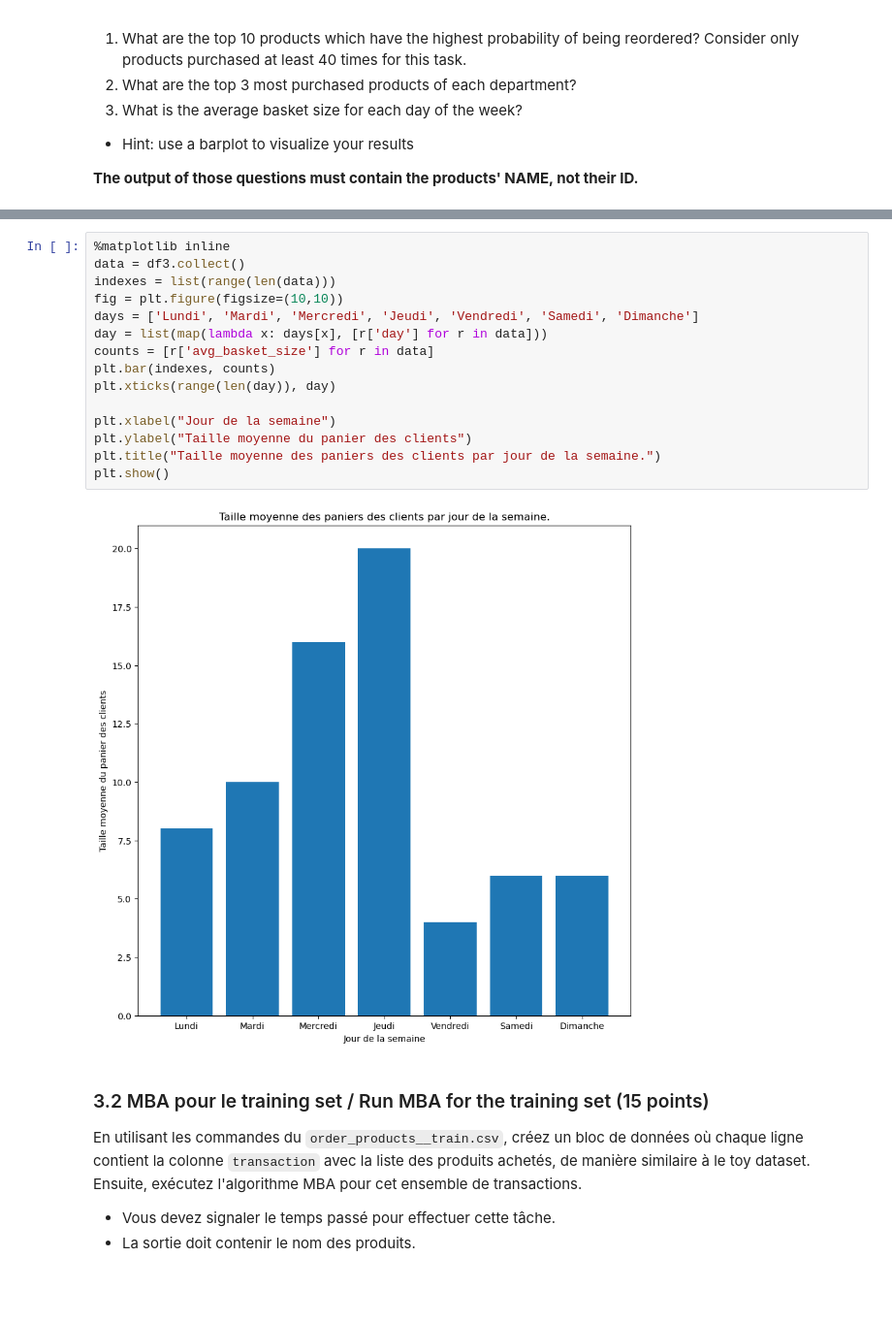
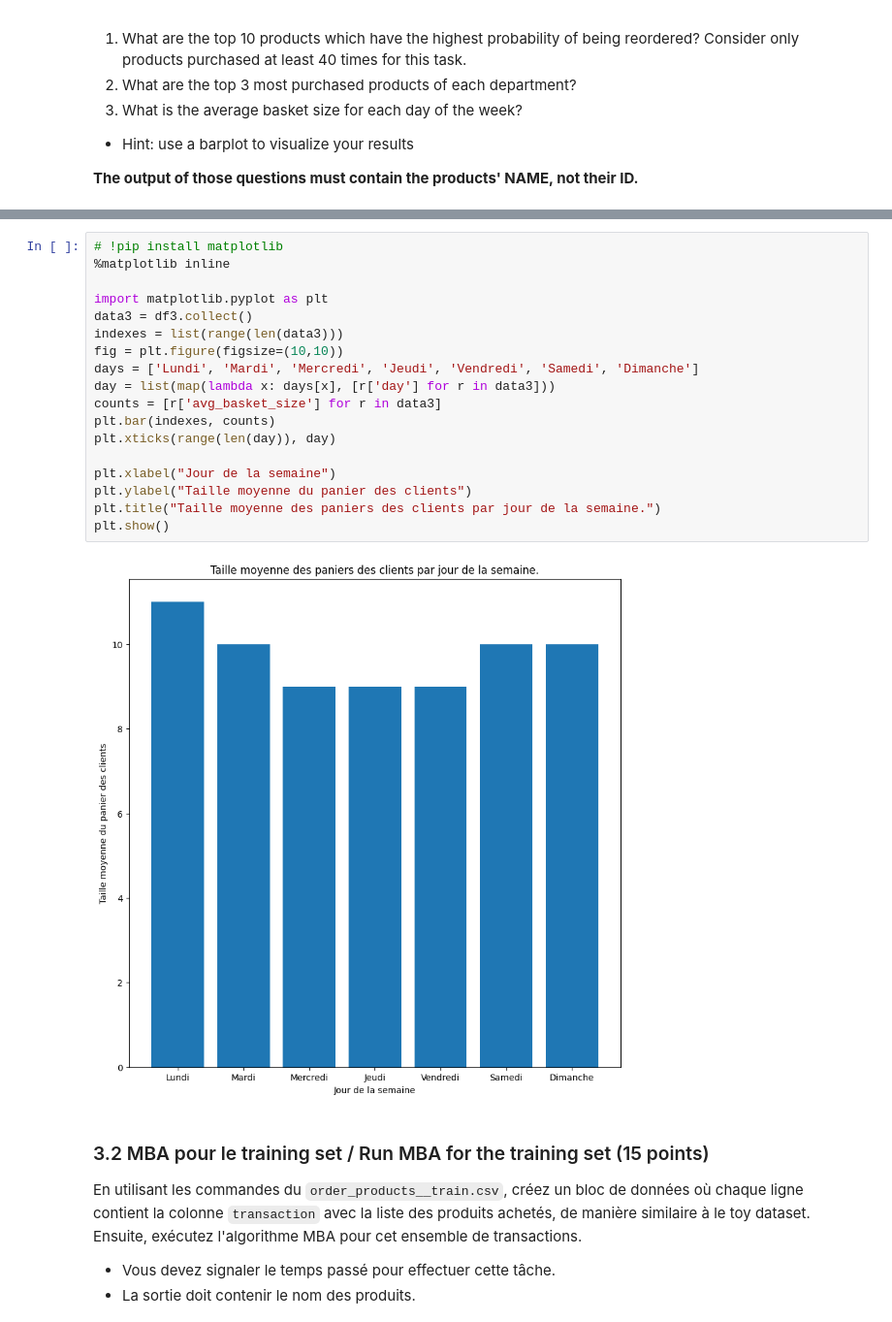
Before and after one commit to StrixSC/uni, a Jupyter notebook: TP2/TP2.ipynb, the cells around one changed output, grey strips where cells are left out. Shown at 97% size. Saved outputs shown, nothing was run; the diff lists cells and outputs as text; blank space fills up the shorter version.

```diff
--- a/TP2/TP2.ipynb
+++ b/TP2/TP2.ipynb
@@ -997,20 +981,23 @@ df3.show()
 # %%
+# !pip install matplotlib
 %matplotlib inline
-data = df3.collect()
-indexes = list(range(len(data)))
+
+import matplotlib.pyplot as plt
+data3 = df3.collect()
+indexes = list(range(len(data3)))
 fig = plt.figure(figsize=(10,10))
 days = ['Lundi', 'Mardi', 'Mercredi', 'Jeudi', 'Vendredi', 'Samedi', 'Dimanche']
-day = list(map(lambda x: days[x], [r['day'] for r in data]))
-counts = [r['avg_basket_size'] for r in data]
+day = list(map(lambda x: days[x], [r['day'] for r in data3]))
+counts = [r['avg_basket_size'] for r in data3]
 plt.bar(indexes, counts)
 plt.xticks(range(len(day)), day)
 
 plt.xlabel("Jour de la semaine")
 plt.ylabel("Taille moyenne du panier des clients")
 plt.title("Taille moyenne des paniers des clients par jour de la semaine.")
 plt.show()
 # %% [output]
-[figure, old version]
+[figure, new version]
 # %% [markdown]
 ### 3.2 MBA pour le training set / Run MBA for the training set (15 points)
 
```
Also changed, not shown: parts of 19 cells of this notebook, 1 other file.
